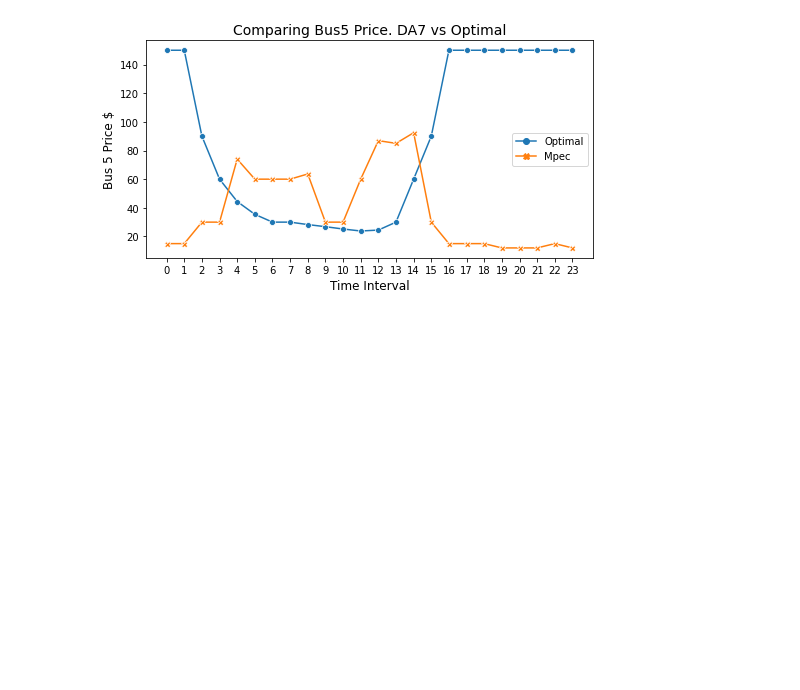
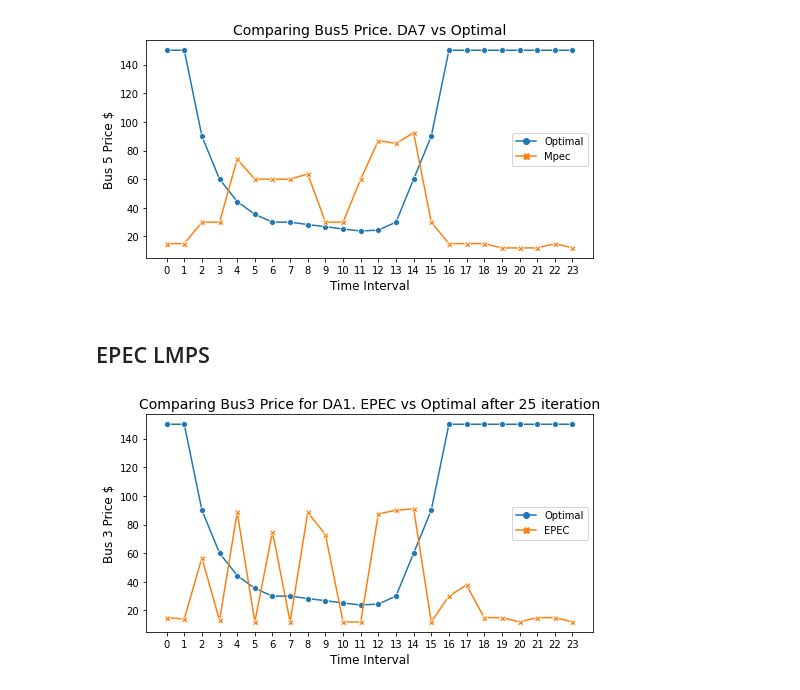
Before and after one commit to alirezakfz/PyomoModels, a Jupyter notebook: 09_MPEC_Bidding_Diagonalization/MatlabCode/V06/ResultsAnalysis/LMPS_MPEC_EPEC.ipynb, the cells around one changed output. Cells and saved outputs as stored; diff of their text form; code cells hidden in the pictures; blank space fills up the shorter version.

```diff
--- a/09_MPEC_Bidding_Diagonalization/MatlabCode/V06/ResultsAnalysis/LMPS_MPEC_EPEC.ipynb
+++ b/09_MPEC_Bidding_Diagonalization/MatlabCode/V06/ResultsAnalysis/LMPS_MPEC_EPEC.ipynb
@@ -59,3 +59,28 @@ axes.set_xlabel('Time Interval',fontsize=12);
 axes.set_ylabel('Bus 5 Price $',fontsize=12);
 # %% [output]
 [figure]
+# %% [markdown]
+## EPEC LMPS
+# %%
+df = data[0]
+df[df.Iteration == 25]
+Bus3_DA1_Epec = df[df.Iteration == 25].Bus3_price.to_list()
+
+df = data[6]
+df[df.Iteration == 1]
+Bus5_DA7_Epec = df[df.Iteration == 25].Bus5_price.to_list()
+
+Bus3_Optimal = df_lin.iloc[2].to_list()
+Bus5_Optimal = df_lin.iloc[4].to_list()
+
+df_bus3_price = pd.DataFrame({'Optimal':Bus3_Optimal, 'EPEC':Bus3_DA1_Epec })
+df_bus5_price = pd.DataFrame({'Optimal':Bus5_Optimal, 'EPEC':Bus5_DA7_Epec })
+# %%
+fig, axes = plt.subplots(1, 1, figsize=(8, 4))
+sns.lineplot(data=df_bus3_price, markers=True, dashes=False)
+axes.set(xticks=[x for x in range(24)]);
+axes.set_title("Comparing Bus3 Price for DA1. EPEC vs Optimal after 25 iteration", fontsize=14)
+axes.set_xlabel('Time Interval',fontsize=12);
+axes.set_ylabel('Bus 3 Price $',fontsize=12);
+# %% [output]
+[figure, added]
```
Also changed, not shown: parts of 6 cells of this notebook, 3 other files.
